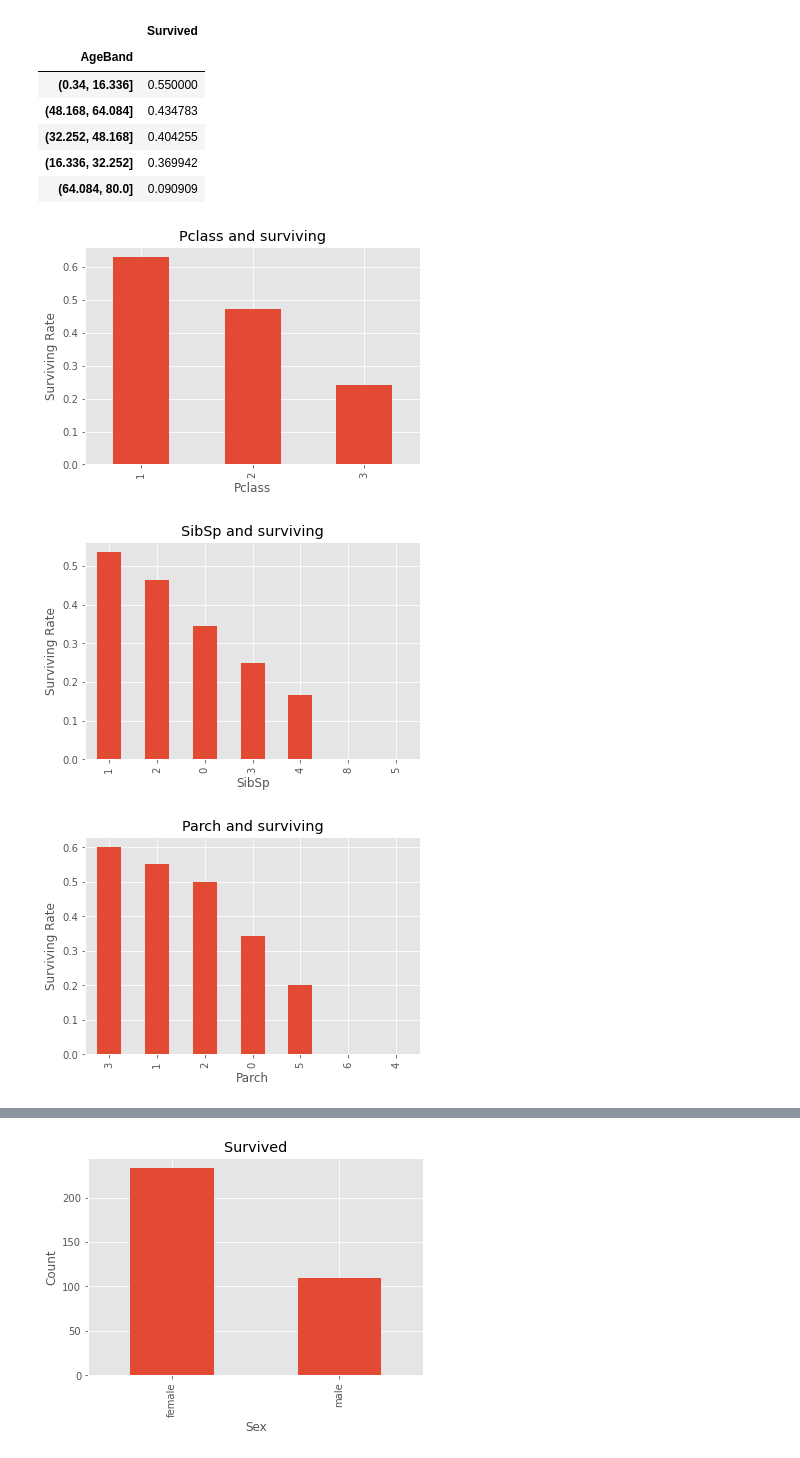
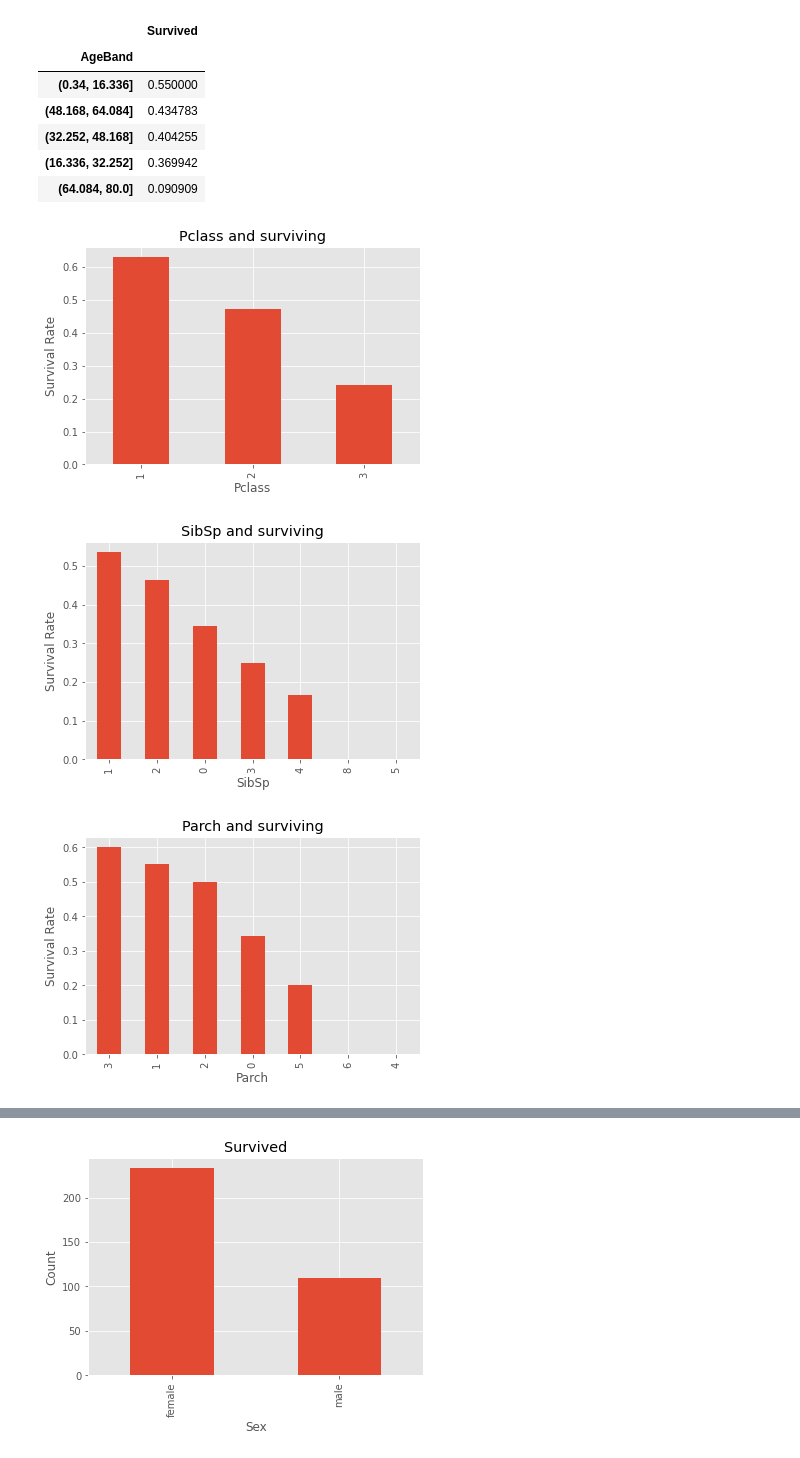
Before and after one commit to HassanRady/Titanic---Machine-Learning-from-Disaster-Competition, a Jupyter notebook: EDA & Feature Eng & Modeling.ipynb, the cells around one changed output, grey strips where cells are left out. Drawn from its saved outputs; the diff is of its cells as text; code cells hidden in the pictures.

```diff
--- a/EDA & Feature Eng & Modeling.ipynb
+++ b/EDA & Feature Eng & Modeling.ipynb
@@ -233,17 +239,17 @@ df_train_copy[['AgeBand', TARGET]].groupby('AgeBand').mean().sort_values(by=TARG
 # %%
 for i, var in enumerate(discrete_vars):
     if var == 'Age':
         continue
 
     df = df_train.groupby(var)[TARGET].mean().sort_values(ascending=False)
     df.plot.bar()
-    plt.ylabel('Surviving Rate')
+    plt.ylabel('Survival Rate')
     plt.title(f'{var} and surviving')
     plt.show();
 # %% [output]
-[figure, old version]
+[figure, new version]
-[figure, old version]
+[figure, new version]
-[figure, old version]
+[figure, new version]
 # %%
 for i, var in enumerate(categorical_variables):
     if var in ['Name', 'Ticket', 'Cabin']:
```
Also changed, not shown: parts of 37 cells of this notebook, 1 other file.
